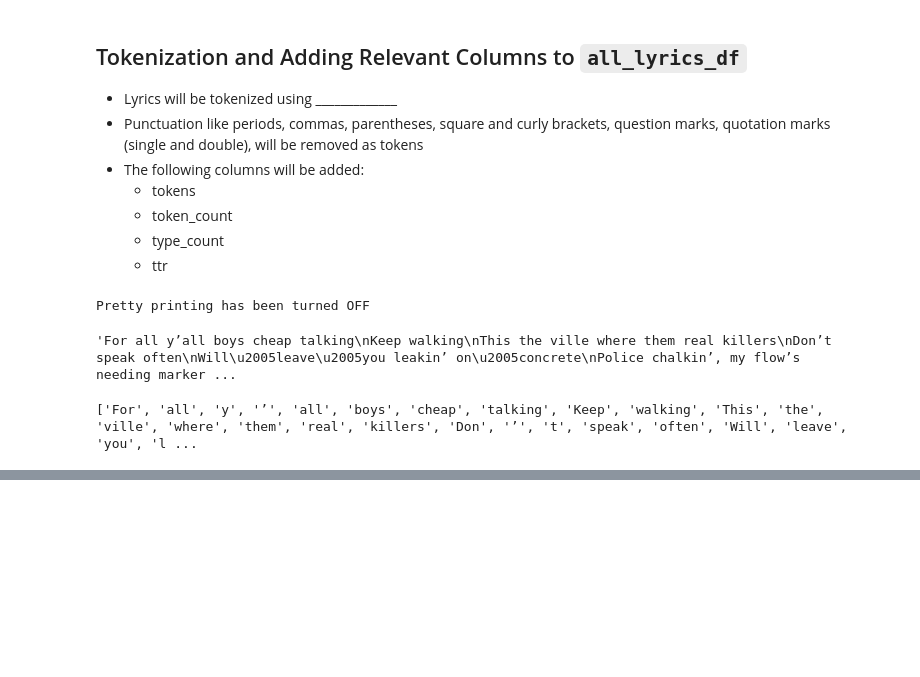
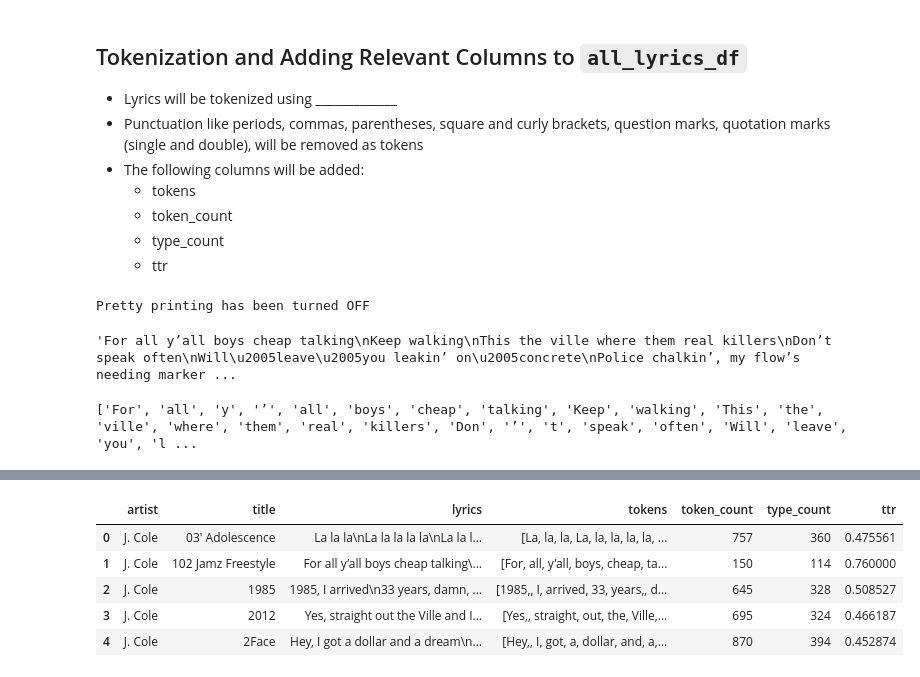
Before and after one commit to Data-Science-for-Linguists-2021/Rapper_Topic_Modeling, a Jupyter notebook: lyrical_data_analysis.ipynb, the cells around one changed output, grey strips where cells are left out. Saved outputs shown, nothing was run; the diff lists cells and outputs as text; code cells hidden in the pictures; blank space fills up the shorter version.

Commit message:
added relevant token columns

```diff
--- a/lyrical_data_analysis.ipynb
+++ b/lyrical_data_analysis.ipynb
@@ -733,0 +780,7 @@ nltk.word_tokenize(all_lyrics_df.lyrics[1])
+# %%
+# now let's create a token's column
+tokens = all_lyrics_df.lyrics.str.split()
+# inspect
+tokens
+# spot-check. looks good...
+tokens[1]
@@ -733,0 +801,4 @@ nltk.word_tokenize(all_lyrics_df.lyrics[1])
+# %%
+# add tokens column to all_lyrics_df
+all_lyrics_df['tokens'] = tokens
+all_lyrics_df.head() # success!!
@@ -733,0 +828,4 @@ nltk.word_tokenize(all_lyrics_df.lyrics[1])
+# %%
+# add as a new column
+all_lyrics_df['token_count'] = all_lyrics_df.tokens.map(len)
+all_lyrics_df.head() # success!!!
@@ -733,0 +866,4 @@ nltk.word_tokenize(all_lyrics_df.lyrics[1])
+# %%
+# Save as a new column
+all_lyrics_df['type_count'] = all_lyrics_df.tokens.map(lambda x: len(set(x)))
+all_lyrics_df.head() # success!!!!
@@ -733,0 +877,11 @@ nltk.word_tokenize(all_lyrics_df.lyrics[1])
+# %%
+# insert a new TTR into our DF
+all_lyrics_df['ttr'] = all_lyrics_df.type_count / all_lyrics_df.token_count
+all_lyrics_df.head() # success!!!!!
+# %% [output]
+|  | artist | title | lyrics | tokens | token_count | type_count | ttr |
+| 0 | J. Cole | 03' Adolescence | La la la\nLa la la la la\nLa la l... | [La, la, la, La, la, la, la, la, ... | 757 | 360 | 0.475561 |
+| 1 | J. Cole | 102 Jamz Freestyle | For all y’all boys cheap talking\... | [For, all, y’all, boys, cheap, ta... | 150 | 114 | 0.760000 |
+| 2 | J. Cole | 1985 | 1985, I arrived\n33 years, damn, ... | [1985,, I, arrived, 33, years,, d... | 645 | 328 | 0.508527 |
+| 3 | J. Cole | 2012 | Yes, straight out the Ville and I... | [Yes,, straight, out, the, Ville,... | 695 | 324 | 0.466187 |
+| 4 | J. Cole | 2Face | Hey, I got a dollar and a dream\n... | [Hey,, I, got, a, dollar, and, a,... | 870 | 394 | 0.452874 |
```
Also changed, not shown: parts of 31 cells of this notebook.
